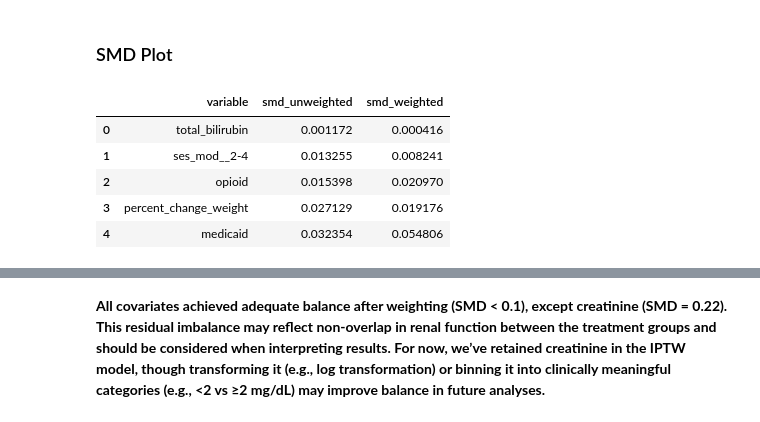
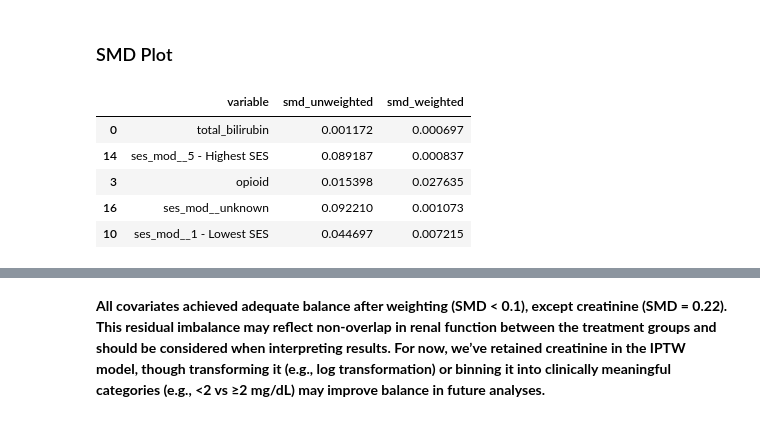
Before and after one commit to xavier-orcutt/iptw-survival, a Jupyter notebook: tutorial/tutorial.ipynb, the cells around one changed output, grey strips where cells are left out. Saved outputs shown, nothing was run; the diff lists cells and outputs as text; code cells hidden in the pictures.

```diff
--- a/tutorial/tutorial.ipynb
+++ b/tutorial/tutorial.ipynb
@@ -82,7 +82,8 @@ estimator.fit(df = df,
                   'random_state': 42
               },
               clip_bounds = (0.01, 0.99),
-              stabilized = True,)
+              stabilized = True,
+              use_missing_flags = True)
 # %%
 # To see the propensity scores after fit:
 estimator.propensity_scores_['propensity_score'].head(5)
@@ -125,14 +126,14 @@ ps_fig
 # %%
 smd_df, smd_fig = estimator.standardized_mean_differences(return_fig = True)
 # %%
-smd_df.head(5)
+smd_df.sample(5)
 # %% [output]
 |  | variable | smd_unweighted | smd_weighted |
-| 0 | total_bilirubin | 0.001172 | 0.000416 |
-| 1 | ses_mod__2-4 | 0.013255 | 0.008241 |
-| 2 | opioid | 0.015398 | 0.020970 |
-| 3 | percent_change_weight | 0.027129 | 0.019176 |
-| 4 | medicaid | 0.032354 | 0.054806 |
+| 0 | total_bilirubin | 0.001172 | 0.000697 |
+| 14 | ses_mod__5 - Highest SES | 0.089187 | 0.000837 |
+| 3 | opioid | 0.015398 | 0.027635 |
+| 16 | ses_mod__unknown | 0.092210 | 0.001073 |
+| 10 | ses_mod__1 - Lowest SES | 0.044697 | 0.007215 |
 # %%
 smd_fig
 # %% [output]
```
Also changed, not shown: parts of 10 cells of this notebook.
